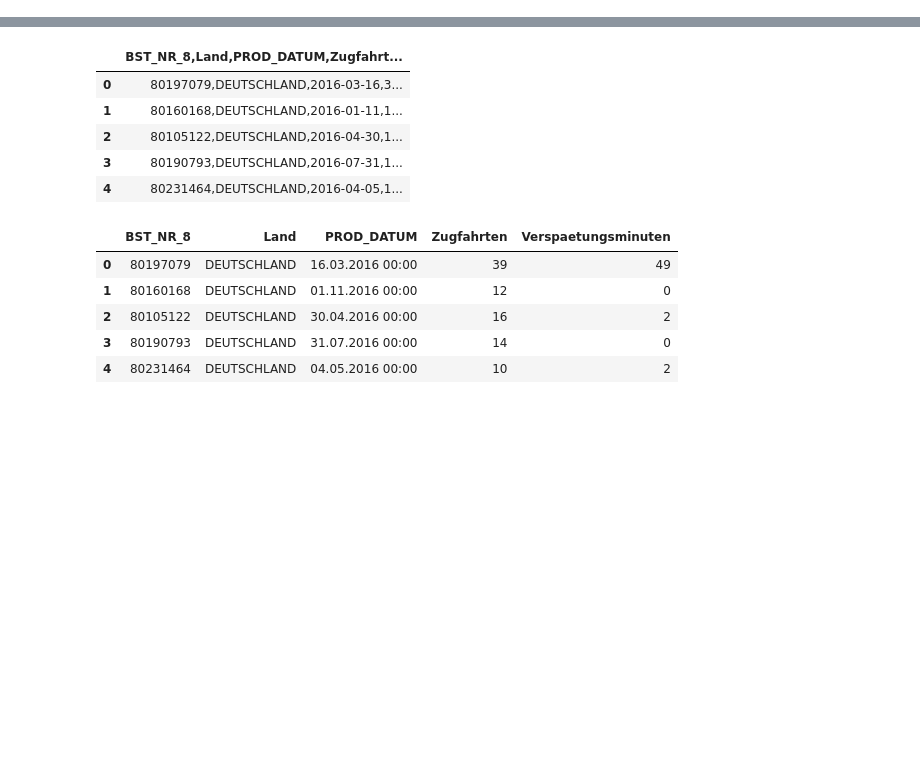
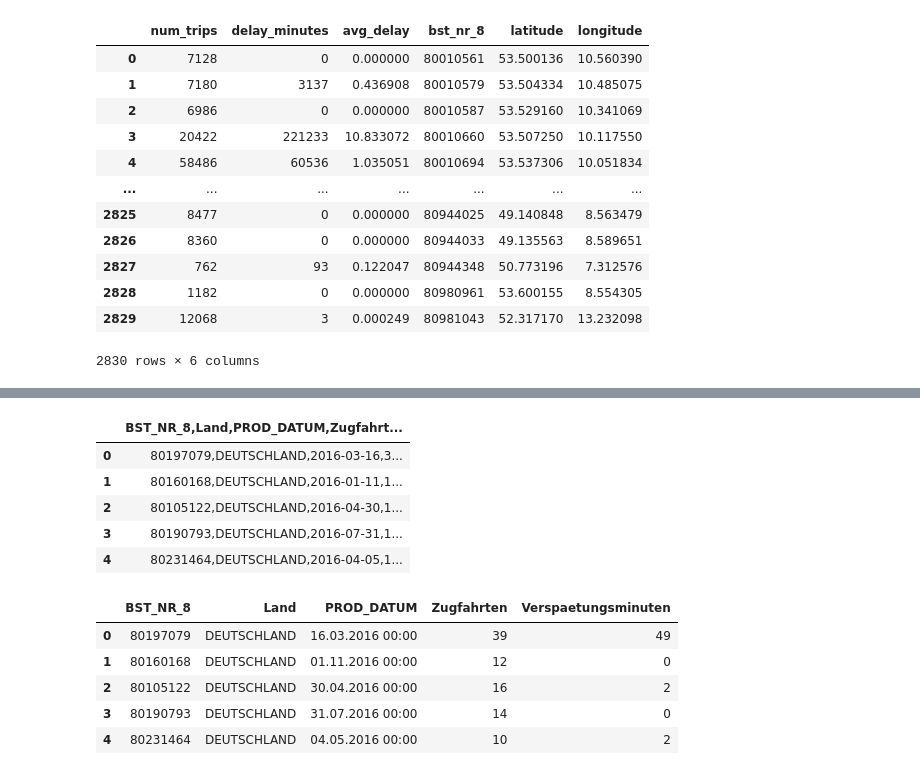
Before and after one commit to shamilnabiyev/open-data-analytics, a Jupyter notebook: data/data-processing.ipynb, the cells around one changed output, grey strips where cells are left out. Saved outputs shown, nothing was run; the diff lists cells and outputs as text; code cells hidden in the pictures; blank space fills up the shorter version.

```diff
--- a/data/data-processing.ipynb
+++ b/data/data-processing.ipynb
@@ -0,0 +24,6 @@
+# %%
+dfg = df[['bst_nr_8', 'num_trips', 'delay_minutes']].groupby('bst_nr_8').sum()
+dfg['avg_delay'] = dfg['delay_minutes'] / dfg['num_trips']
+dfg['bst_nr_8'] = dfg.index.values
+dfg = dfg.reset_index(drop=True)
+dfg
@@ -0,0 +44,17 @@
+# %%
+dfg = dfg.merge(df[['bst_nr_8', 'latitude', 'longitude']].drop_duplicates(), how='left', on='bst_nr_8')
+dfg
+# %% [output]
+|  | num_trips | delay_minutes | avg_delay | bst_nr_8 | latitude | longitude |
+| 0 | 7128 | 0 | 0.000000 | 80010561 | 53.500136 | 10.560390 |
+| 1 | 7180 | 3137 | 0.436908 | 80010579 | 53.504334 | 10.485075 |
+| 2 | 6986 | 0 | 0.000000 | 80010587 | 53.529160 | 10.341069 |
+| 3 | 20422 | 221233 | 10.833072 | 80010660 | 53.507250 | 10.117550 |
+| 4 | 58486 | 60536 | 1.035051 | 80010694 | 53.537306 | 10.051834 |
+| ... | ... | ... | ... | ... | ... | ... |
+| 2825 | 8477 | 0 | 0.000000 | 80944025 | 49.140848 | 8.563479 |
+| 2826 | 8360 | 0 | 0.000000 | 80944033 | 49.135563 | 8.589651 |
+| 2827 | 762 | 93 | 0.122047 | 80944348 | 50.773196 | 7.312576 |
+| 2828 | 1182 | 0 | 0.000000 | 80980961 | 53.600155 | 8.554305 |
+| 2829 | 12068 | 3 | 0.000249 | 80981043 | 52.317170 | 13.232098 |
+2830 rows × 6 columns
```
Also changed, not shown: parts of 26 cells of this notebook.
